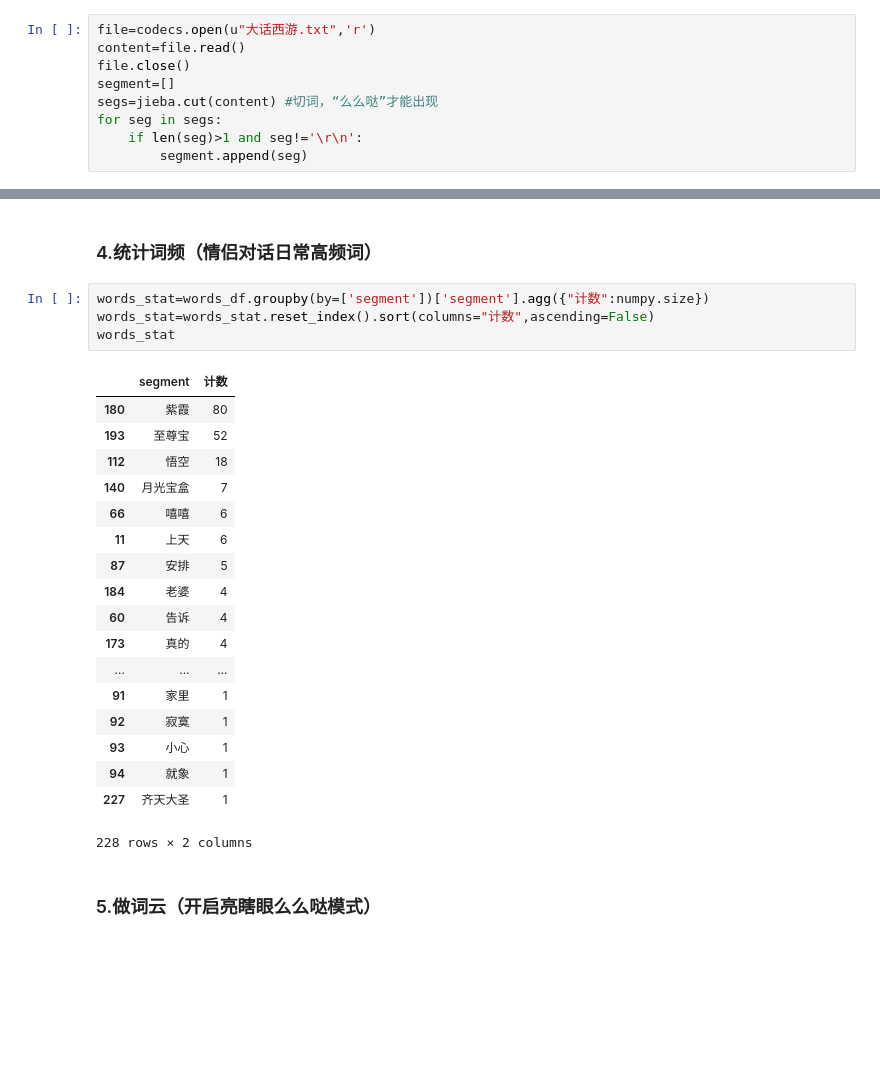
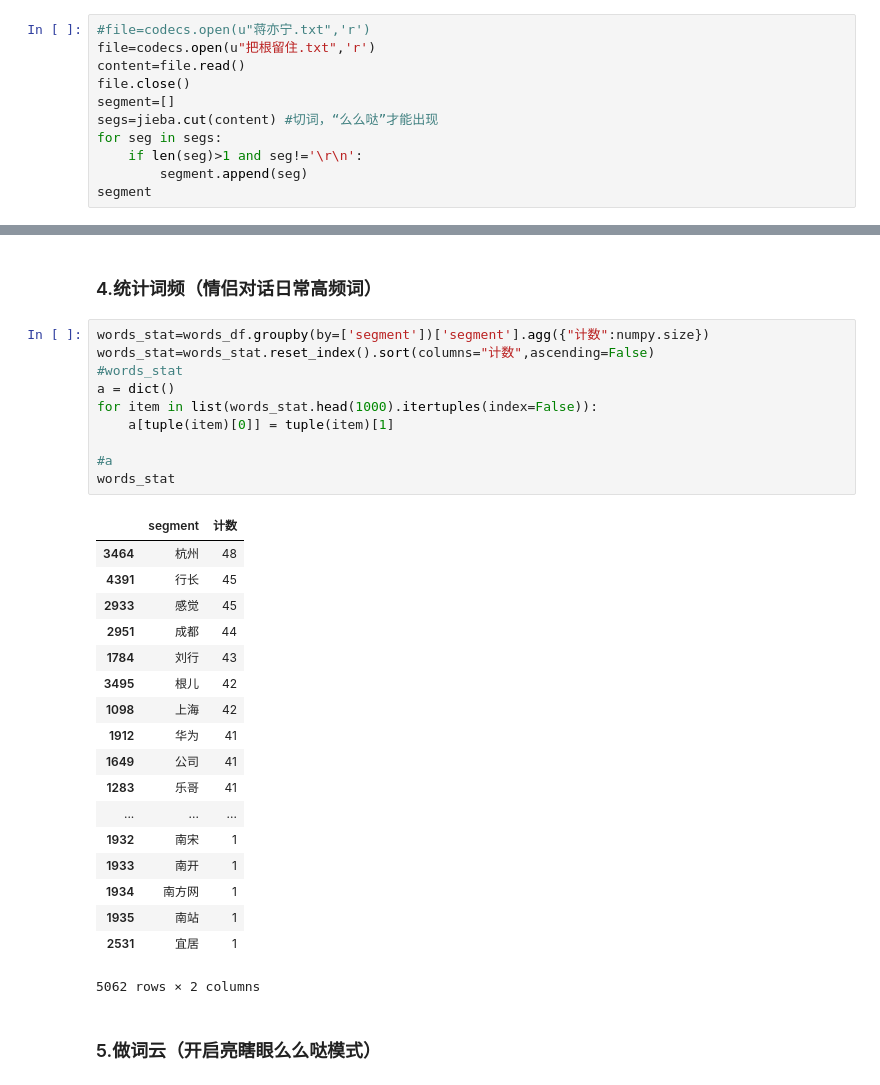
Before and after one commit to ssfve/word_cloud_valentines_day, a Jupyter notebook: word_cloud_Valentines_Day/word_cloud_Valentines_Day.ipynb, the cells around one changed output, grey strips where cells are left out. Cells and saved outputs as stored; diff of their text form; blank space fills up the shorter version.

```diff
--- a/word_cloud_Valentines_Day/word_cloud_Valentines_Day.ipynb
+++ b/word_cloud_Valentines_Day/word_cloud_Valentines_Day.ipynb
@@ -15,7 +15,8 @@ from wordcloud import WordCloud#词云包
 # %% [markdown]
 ### 2.导入大话西游txt文件，分词：
 # %%
-file=codecs.open(u"大话西游.txt",'r')
+#file=codecs.open(u"蒋亦宁.txt",'r')
+file=codecs.open(u"把根留住.txt",'r')
 content=file.read()
 file.close()
 segment=[]
@@ -23,4 +24,5 @@ segs=jieba.cut(content) #切词，“么么哒”才能出现
 for seg in segs:
     if len(seg)>1 and seg!='\r\n':
         segment.append(seg)
+segment
 # %% [output]
@@ -40,25 +75,31 @@ words_df=words_df[~words_df.segment.isin(stopwords.stopword)]
 # %%
 words_stat=words_df.groupby(by=['segment'])['segment'].agg({"计数":numpy.size})
 words_stat=words_stat.reset_index().sort(columns="计数",ascending=False)
+#words_stat
+a = dict()
+for item in list(words_stat.head(1000).itertuples(index=False)):
+    a[tuple(item)[0]] = tuple(item)[1]
+
+#a
 words_stat
 # %% [output]
 |  | segment | 计数 |
-| 180 | 紫霞 | 80 |
-| 193 | 至尊宝 | 52 |
-| 112 | 悟空 | 18 |
-| 140 | 月光宝盒 | 7 |
-| 66 | 嘻嘻 | 6 |
-| 11 | 上天 | 6 |
-| 87 | 安排 | 5 |
-| 184 | 老婆 | 4 |
-| 60 | 告诉 | 4 |
-| 173 | 真的 | 4 |
+| 3464 | 杭州 | 48 |
+| 4391 | 行长 | 45 |
+| 2933 | 感觉 | 45 |
+| 2951 | 成都 | 44 |
+| 1784 | 刘行 | 43 |
+| 3495 | 根儿 | 42 |
+| 1098 | 上海 | 42 |
+| 1912 | 华为 | 41 |
+| 1649 | 公司 | 41 |
+| 1283 | 乐哥 | 41 |
 | ... | ... | ... |
-| 91 | 家里 | 1 |
-| 92 | 寂寞 | 1 |
-| 93 | 小心 | 1 |
-| 94 | 就象 | 1 |
-| 227 | 齐天大圣 | 1 |
+| 1932 | 南宋 | 1 |
+| 1933 | 南开 | 1 |
+| 1934 | 南方网 | 1 |
+| 1935 | 南站 | 1 |
+| 2531 | 宜居 | 1 |
-228 rows × 2 columns
+5062 rows × 2 columns
 # %% [markdown]
 ### 5.做词云（开启亮瞎眼么么哒模式）
```
Also changed, not shown: parts of 8 cells of this notebook, 9 other files.
